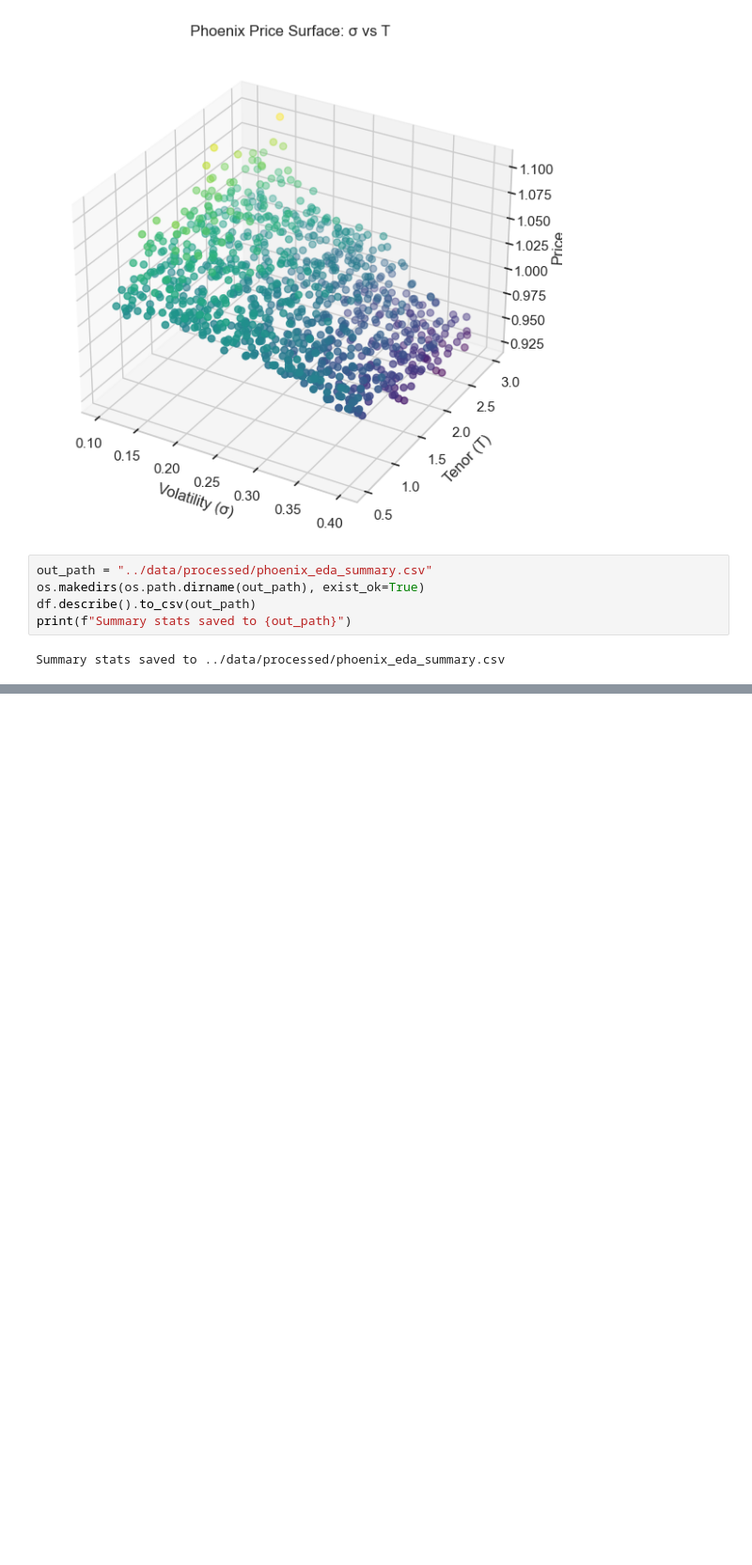
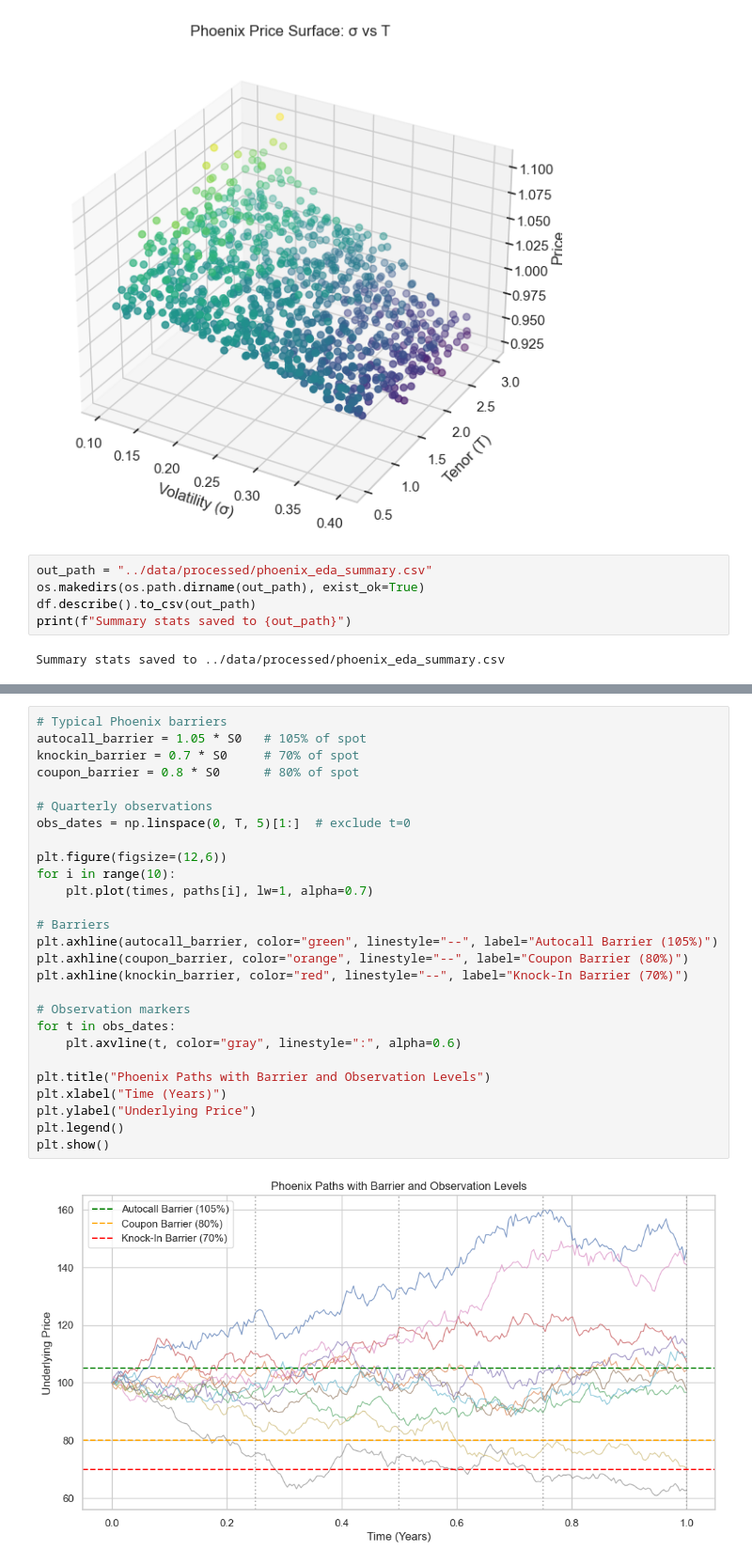
Before and after one commit to aish21/ml-pricer, a Jupyter notebook: notebooks/eda_phoenix.ipynb, the cells around one changed output, grey strips where cells are left out. Shown at 94% size. Cells and saved outputs as stored; diff of their text form; blank space fills up the shorter version.

```diff
--- a/notebooks/eda_phoenix.ipynb
+++ b/notebooks/eda_phoenix.ipynb
@@ -143,0 +184,29 @@ Summary stats saved to ../data/processed/phoenix_eda_summary.csv
+# %%
+# Typical Phoenix barriers
+autocall_barrier = 1.05 * S0   # 105% of spot
+knockin_barrier = 0.7 * S0     # 70% of spot
+coupon_barrier = 0.8 * S0      # 80% of spot
+
+# Quarterly observations
+obs_dates = np.linspace(0, T, 5)[1:]  # exclude t=0
+
+plt.figure(figsize=(12,6))
+for i in range(10):
+    plt.plot(times, paths[i], lw=1, alpha=0.7)
+
+# Barriers
+plt.axhline(autocall_barrier, color="green", linestyle="--", label="Autocall Barrier (105%)")
+plt.axhline(coupon_barrier, color="orange", linestyle="--", label="Coupon Barrier (80%)")
+plt.axhline(knockin_barrier, color="red", linestyle="--", label="Knock-In Barrier (70%)")
+
+# Observation markers
+for t in obs_dates:
+    plt.axvline(t, color="gray", linestyle=":", alpha=0.6)
+
+plt.title("Phoenix Paths with Barrier and Observation Levels")
+plt.xlabel("Time (Years)")
+plt.ylabel("Underlying Price")
+plt.legend()
+plt.show()
+# %% [output]
+[figure, added]
```
Also changed, not shown: parts of 6 cells of this notebook, 1 other file.
